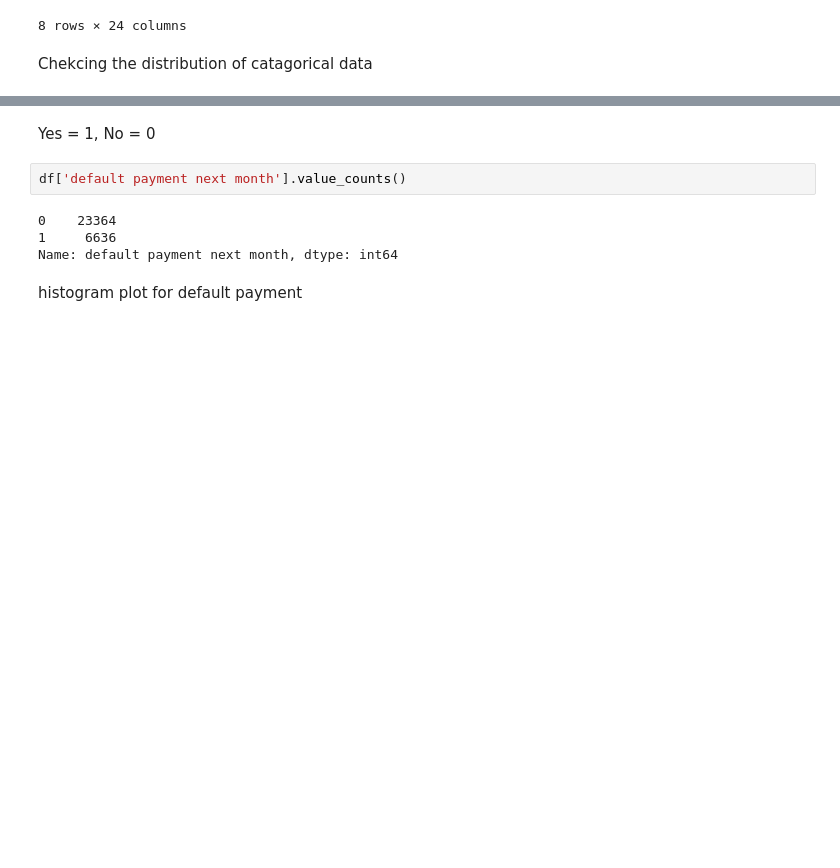
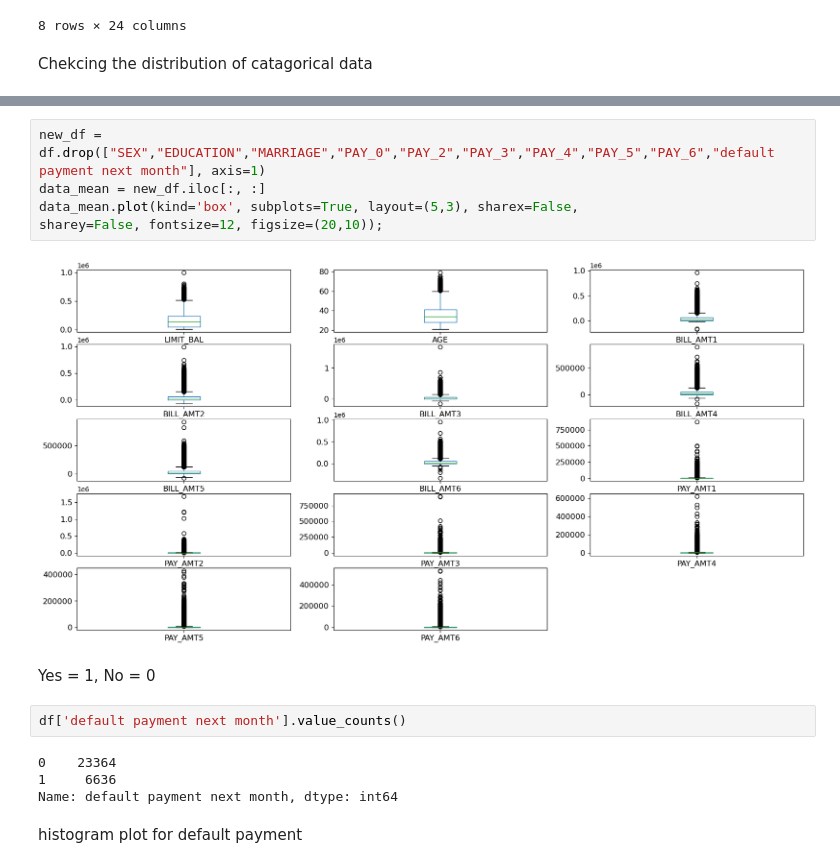
Before and after one commit to yizhengliu/MLCoursework, a Jupyter notebook: Coursework1_cat_so_far.ipynb, the cells around one changed output, grey strips where cells are left out. Saved outputs shown, nothing was run; the diff lists cells and outputs as text; blank space fills up the shorter version.

```diff
--- a/Coursework1_cat_so_far.ipynb
+++ b/Coursework1_cat_so_far.ipynb
@@ -70,6 +70,13 @@ data_mean.plot(kind='hist', subplots=True, layout=(3,3), sharex=False,
 sharey=False, fontsize=12, figsize=(20,10));
 # %% [output]
 [figure]
+# %%
+new_df = df.drop(["SEX","EDUCATION","MARRIAGE","PAY_0","PAY_2","PAY_3","PAY_4","PAY_5","PAY_6","default payment next month"], axis=1)
+data_mean = new_df.iloc[:, :]
+data_mean.plot(kind='box', subplots=True, layout=(5,3), sharex=False,
+sharey=False, fontsize=12, figsize=(20,10));
+# %% [output]
+[figure, added]
 # %% [markdown]
 Yes = 1, No = 0
 # %%
```
Also changed, not shown: parts of 12 cells of this notebook, 1 other file.
